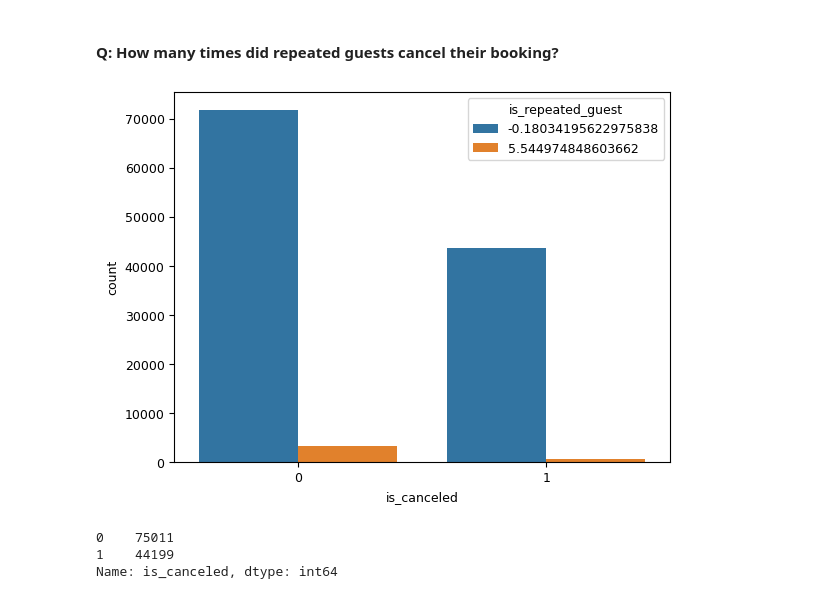
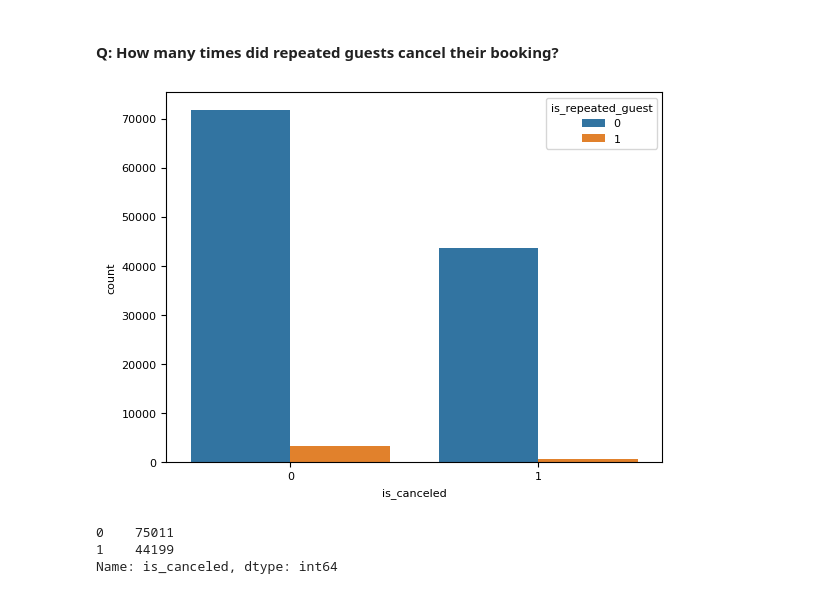
Before and after one commit to midoplays/DAProject, a Jupyter notebook: project.ipynb, the cells around one changed output. Saved outputs shown, nothing was run; the diff lists cells and outputs as text; code cells hidden in the pictures.

```diff
--- a/project.ipynb
+++ b/project.ipynb
@@ -187,8 +187,9 @@ agent: 13.686238378423655
 country: 0.40874445095904177
 children: 0.003350364352123293
 # %%
-# dropping company column as they have high percentage of null values
+# dropping company and agent column as they are unneeded IDs have high percentage of null values
 df = df.drop(['company'],axis=1)
+df = df.drop(['agent'],axis=1)
 # %%
 # Fill the rest of missing values with zeroes
 # Why zeroes? filling with mean/median or inferring the values would not
@@ -378,12 +497,14 @@ for col in numerical_df:
         att.append(col)
 
 #plotting graphs
-plt.rcParams.update({'font.size': 9})
-f, axes = plt.subplots(nrows=2, ncols=3, figsize=(15,10))
+plt.rcParams.update({'font.size': 8})
+f, axes = plt.subplots(nrows=3, ncols=3, figsize=(15,10))
 axes = axes.ravel()
 for i,ax in enumerate(axes):
+    if (i == 7):
+        break
     ax.figure
-    ax.hist(df[att[i]], best_bins)
+    ax.hist(numerical_df[att[i]], best_bins)
     ax.set_title(att[i])
 plt.show()
 # %% [output]
@@ -403,6 +544,7 @@ numerics = ['int64', 'float64']
 categories = ['object']
 numeral_cols = df.select_dtypes(include=numerics).drop('is_canceled', axis=1).columns
 categorical_cols = df.select_dtypes(include=categories).columns
+cpy_df = df.copy()
 df[numeral_cols] = numerical_df
 df[categorical_cols] = categorical_df
 df
@@ -512,9 +651,9 @@ sns.boxplot(data=df[df['is_canceled'] == 0], x = 'reserved_room_type', y = 'adr'
 # %% [markdown]
 #### Q: How many times did repeated guests cancel their booking?
 # %%
-sns.countplot(x = "is_canceled", hue = 'is_repeated_guest', data = df);
+sns.countplot(x = "is_canceled", hue = 'is_repeated_guest', data = cpy_df);
 # %% [output]
-[figure, old version]
+[figure, new version]
 # %%
 df.is_canceled.value_counts()
 # %% [output]
```
Also changed, not shown: parts of 52 cells of this notebook.
